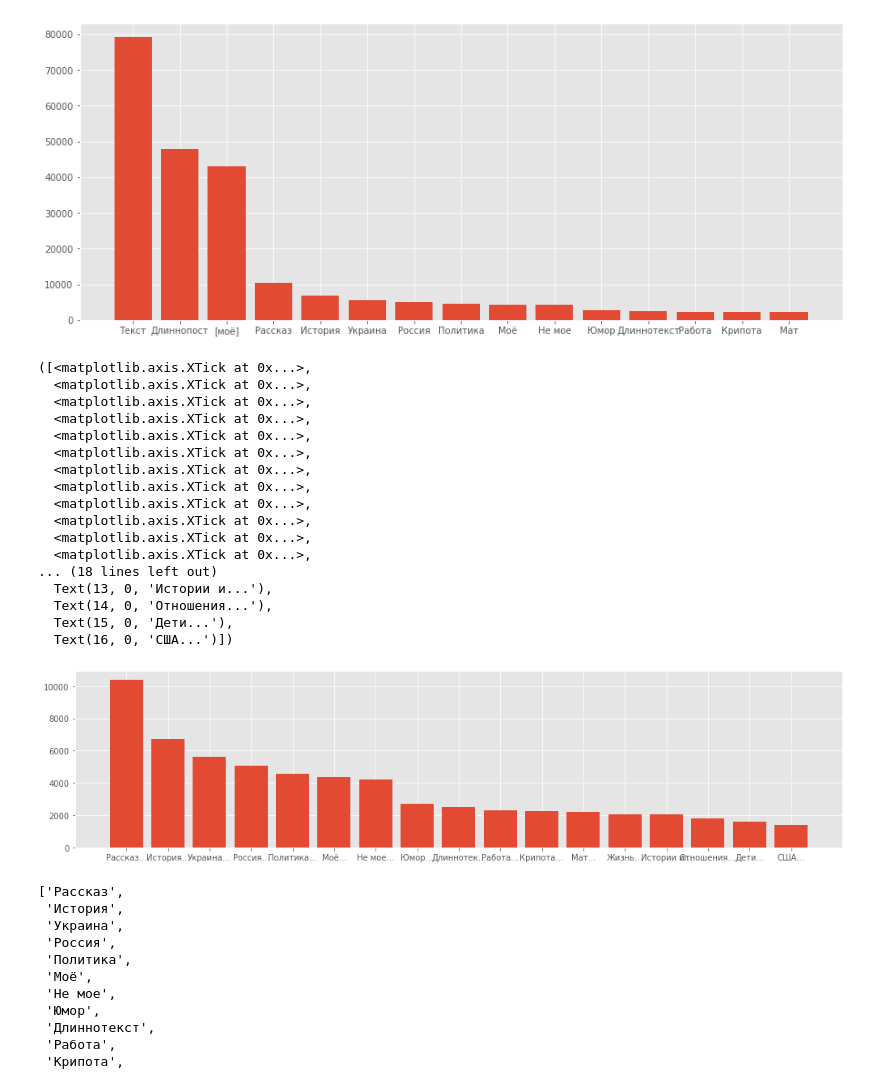
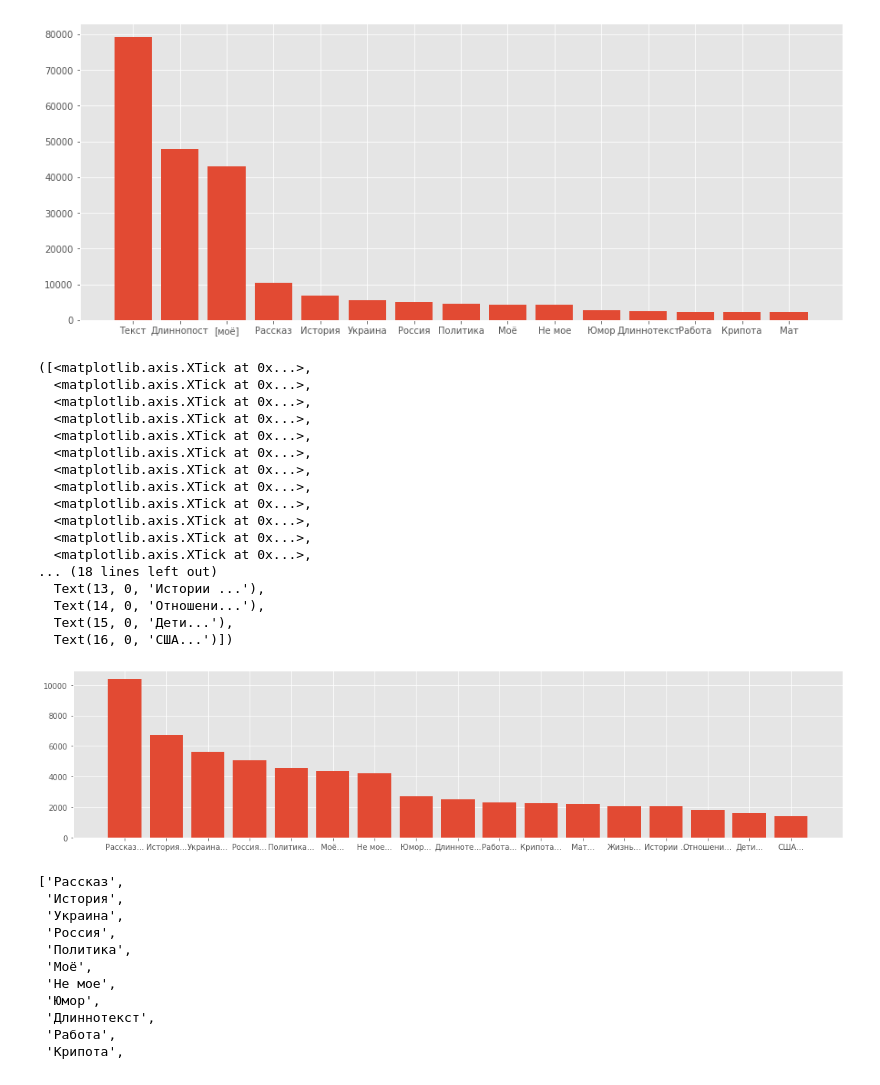
Before and after one commit to alexy247/pikabu-classification, a Jupyter notebook: analysis/Analysis.ipynb, the cells around one changed output. Saved outputs shown, nothing was run; the diff lists cells and outputs as text; code cells hidden in the pictures.

```diff
--- a/analysis/Analysis.ipynb
+++ b/analysis/Analysis.ipynb
@@ -100,32 +117,32 @@ y = []
 y_label = []
 
 for i in main_tags:
-    y_label.append(i[0][0:9] + "...")
+    y_label.append(i[0][0:8] + "...")
     y.append(i[1])
 # %%
-fig = plt.figure(figsize=(17, 4))
+fig = plt.figure(figsize=(18, 4))
 plt.style.use('ggplot')
 plt.bar(range(len(y)), y)
 plt.xticks(range(len(y)), y_label)
 # %% [output]
 ([<matplotlib.axis.XTick at 0x...>,
   <matplotlib.axis.XTick at 0x...>,
   <matplotlib.axis.XTick at 0x...>,
   <matplotlib.axis.XTick at 0x...>,
   <matplotlib.axis.XTick at 0x...>,
   <matplotlib.axis.XTick at 0x...>,
   <matplotlib.axis.XTick at 0x...>,
   <matplotlib.axis.XTick at 0x...>,
   <matplotlib.axis.XTick at 0x...>,
   <matplotlib.axis.XTick at 0x...>,
   <matplotlib.axis.XTick at 0x...>,
   <matplotlib.axis.XTick at 0x...>,
 ... (18 lines left out)
-  Text(13, 0, 'Истории и...'),
-  Text(14, 0, 'Отношения...'),
+  Text(13, 0, 'Истории ...'),
+  Text(14, 0, 'Отношени...'),
   Text(15, 0, 'Дети...'),
   Text(16, 0, 'США...')])
-[figure, old version]
+[figure, new version]
 # %%
 TAGS = [x[0] for x in main_tags]
 # %%
```
Also changed, not shown: parts of 3 cells of this notebook, 3 other files.
